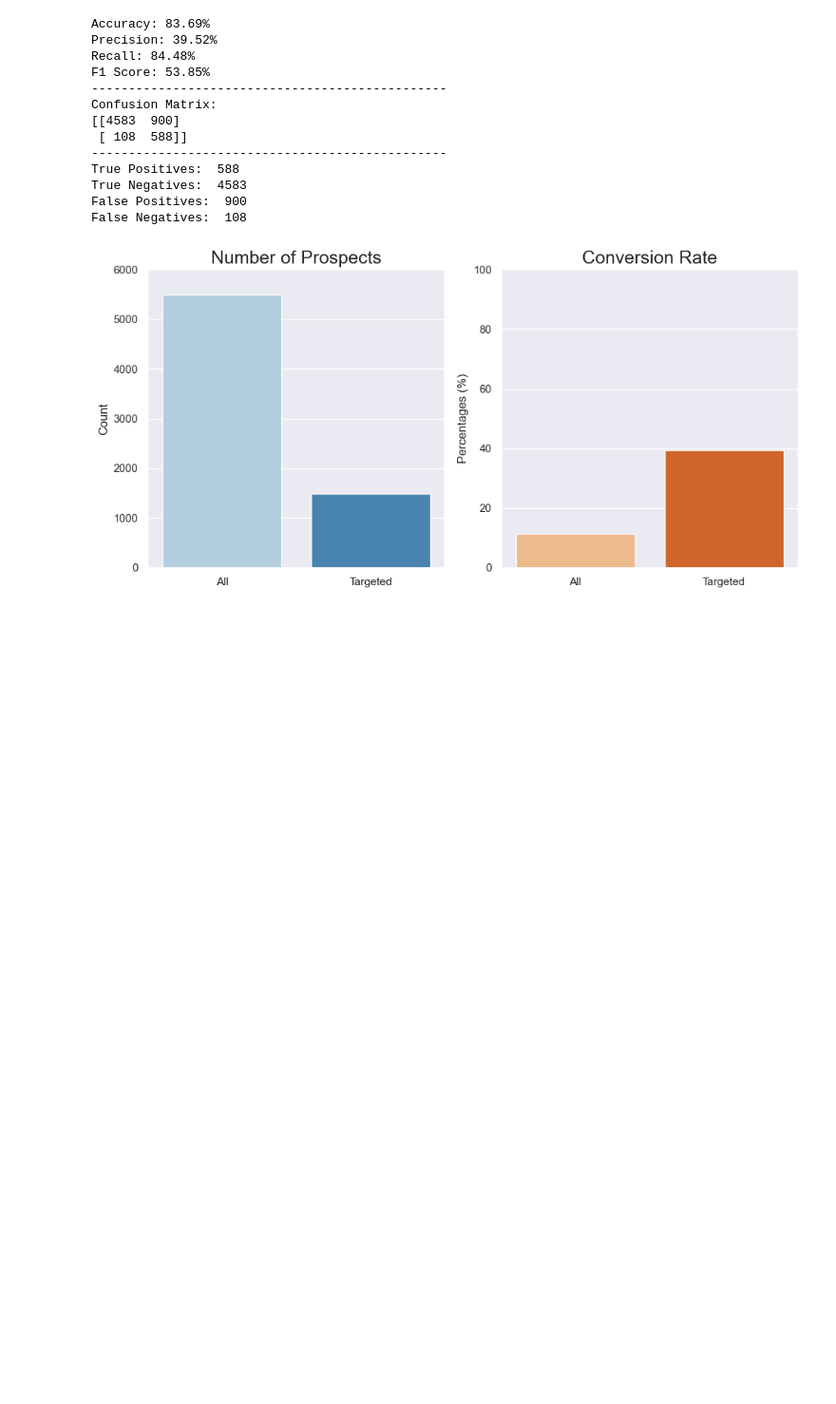
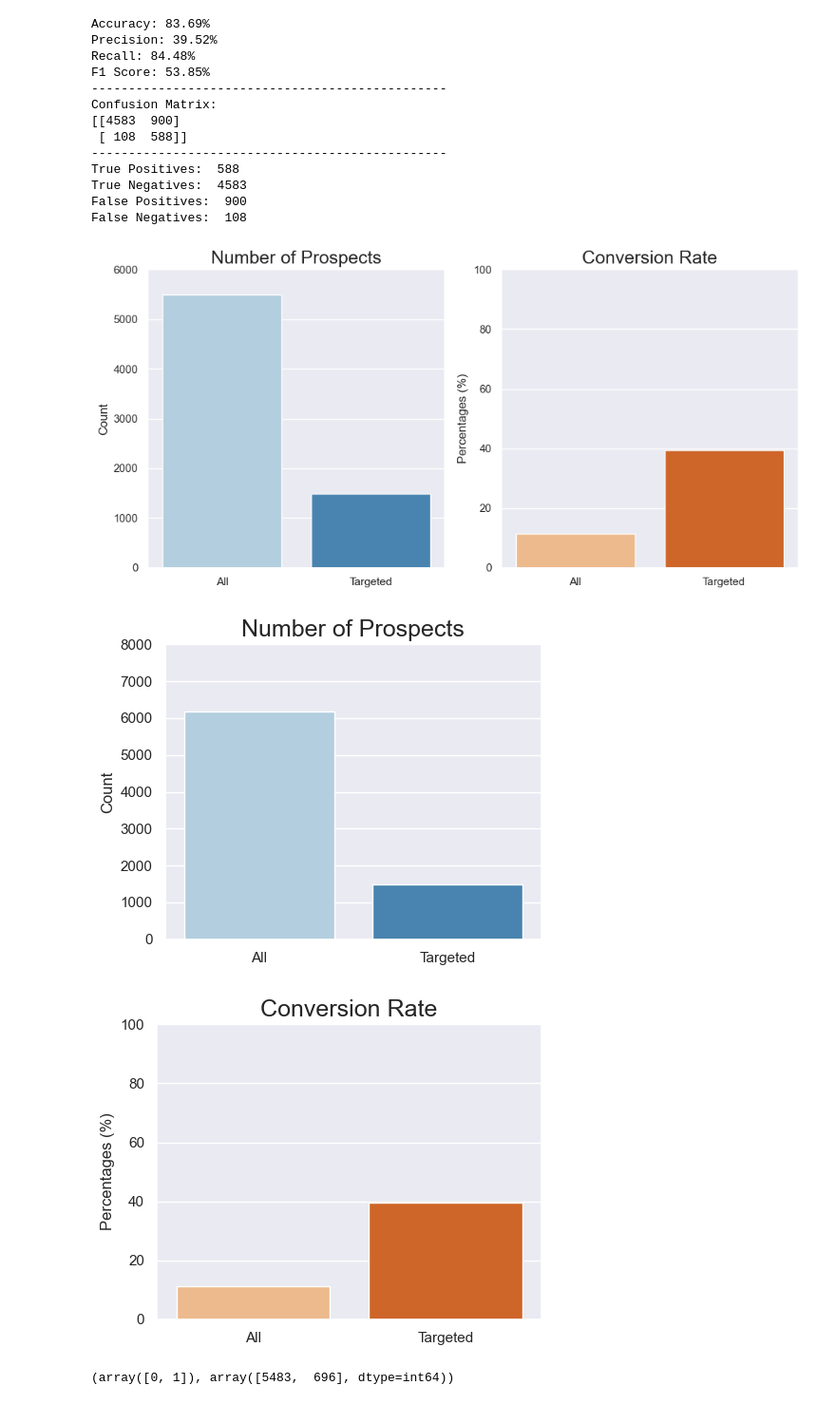
Before and after one commit to peterkchung/lead-scoring-basic, a Jupyter notebook: lead_scoring_0.1.ipynb, the cells around one changed output. Shown at 95% size. Saved outputs shown, nothing was run; the diff lists cells and outputs as text; code cells hidden in the pictures; blank space fills up the shorter version.

Commit message:
Increase conversion, reduce outreach added

```diff
--- a/lead_scoring_0.1.ipynb
+++ b/lead_scoring_0.1.ipynb
@@ -526,3 +526,35 @@ plt.tight_layout()
 plt.show()
 # %% [output]
 [figure]
+# %%
+# --- Data for graphs
+values1 = [6179, 1488]
+values2 = [11.3, 39.5]
+labels = ['All', 'Targeted']
+
+# --- Create the first plot (values)
+plt.figure(figsize=(5, 4))
+sns.barplot(x=labels, y=values1, palette="Blues")
+plt.title('Number of Prospects', fontsize=18)
+plt.ylabel('Count')
+plt.ylim(0, 8000)
+
+plt.tight_layout()
+plt.show()
+
+# --- Create the second plot (percentages)
+plt.figure(figsize=(5, 4))
+sns.barplot(x=labels, y=values2, palette="Oranges")
+plt.title('Conversion Rate', fontsize=18)
+plt.ylabel('Percentages (%)')
+plt.ylim(0, 100)
+
+plt.tight_layout()
+plt.show()
+# %% [output]
+[figure, added]
+[figure, added]
+# %%
+np.unique(y_test, return_counts=True)
+# %% [output]
+(array([0, 1]), array([5483,  696], dtype=int64))
```
Also changed, not shown: parts of 1 cell of this notebook.
